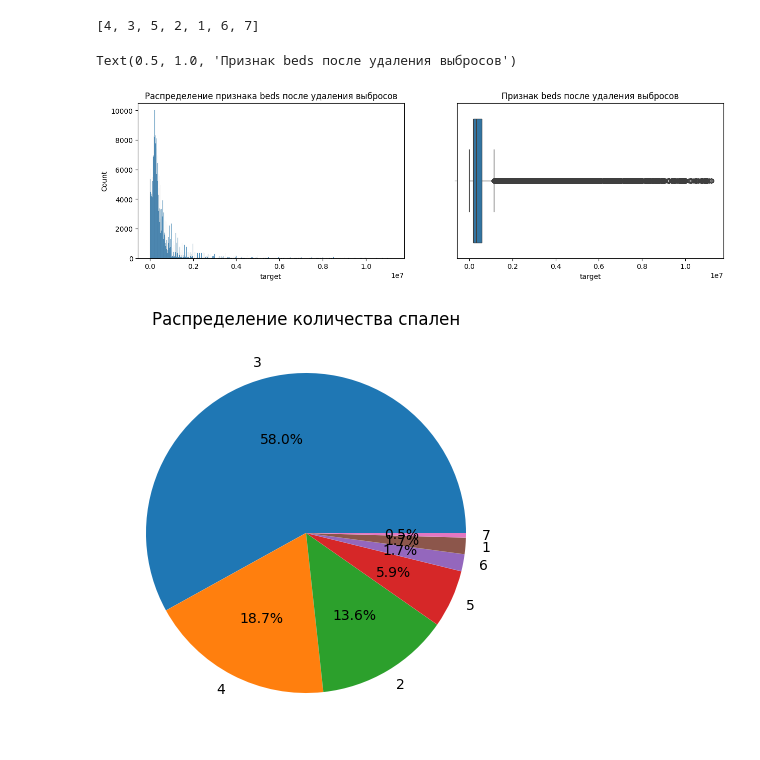
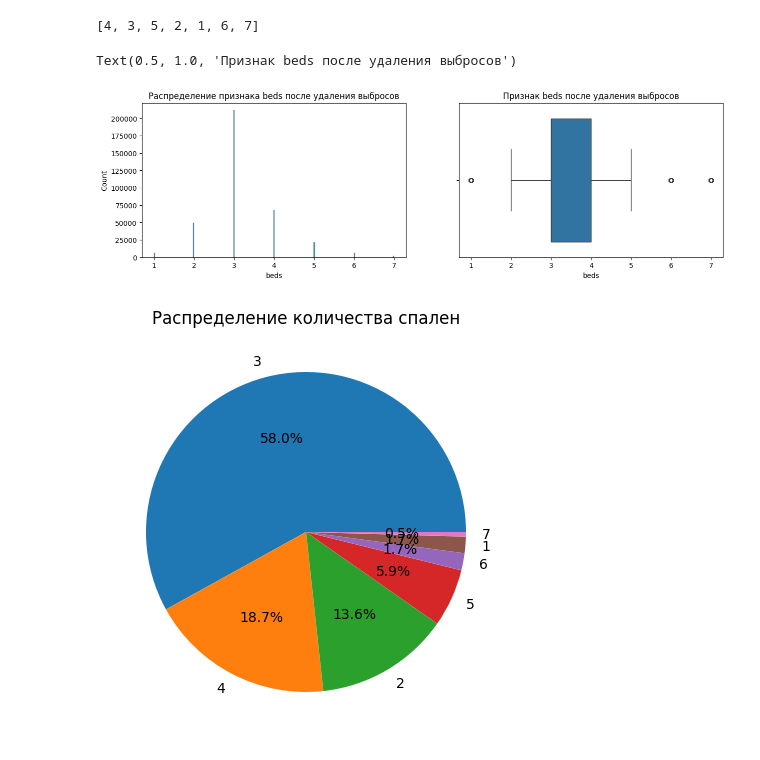
Before and after one commit to LNarnia/IDE_new, a Jupyter notebook: Skillfactory/final_project/project.ipynb, the cells around one changed output. Cells and saved outputs as stored; diff of their text form; code cells hidden in the pictures.

```diff
--- a/Skillfactory/final_project/project.ipynb
+++ b/Skillfactory/final_project/project.ipynb
@@ -828,13 +828,13 @@ data['beds'].unique().tolist()
 [4, 3, 5, 2, 1, 6, 7]
 # %%
 fig, axes = plt.subplots(1,2, figsize = (15,4))
-histplot = sns.histplot(data = data, x = 'target', ax = axes[0]);
+histplot = sns.histplot(data = data, x = 'beds', ax = axes[0]);
 histplot.set_title('Распределение признака beds после удаления выбросов')
-boxplot = sns.boxplot( data = data, x = 'target', ax = axes[1])
+boxplot = sns.boxplot( data = data, x = 'beds', ax = axes[1])
 boxplot.set_title('Признак beds после удаления выбросов')
 # %% [output]
 Text(0.5, 1.0, 'Признак beds после удаления выбросов')
-[figure, old version]
+[figure, new version]
 # %%
 # визуализируем распределение недвижимости по количеству спален
 beds_count = data['beds'].value_counts()
```
Also changed, not shown: parts of 31 cells of this notebook, 1 other file.
